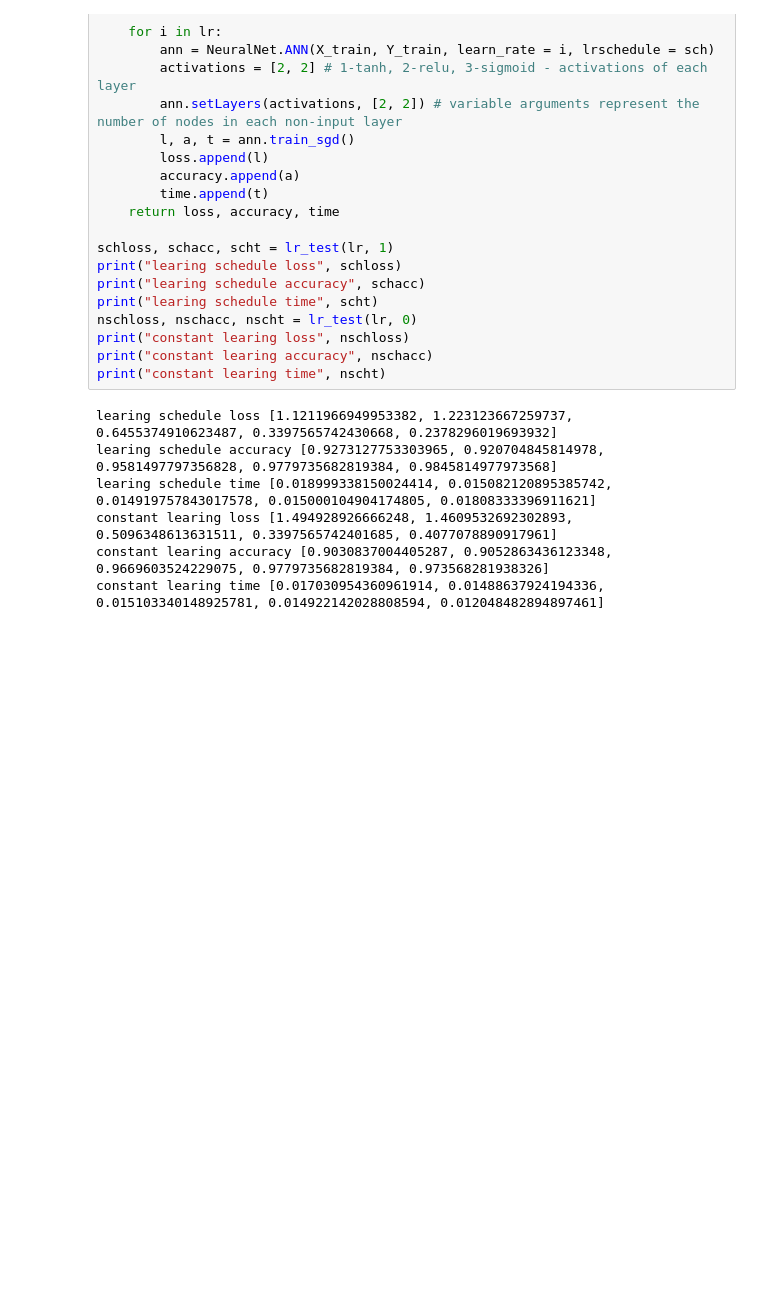
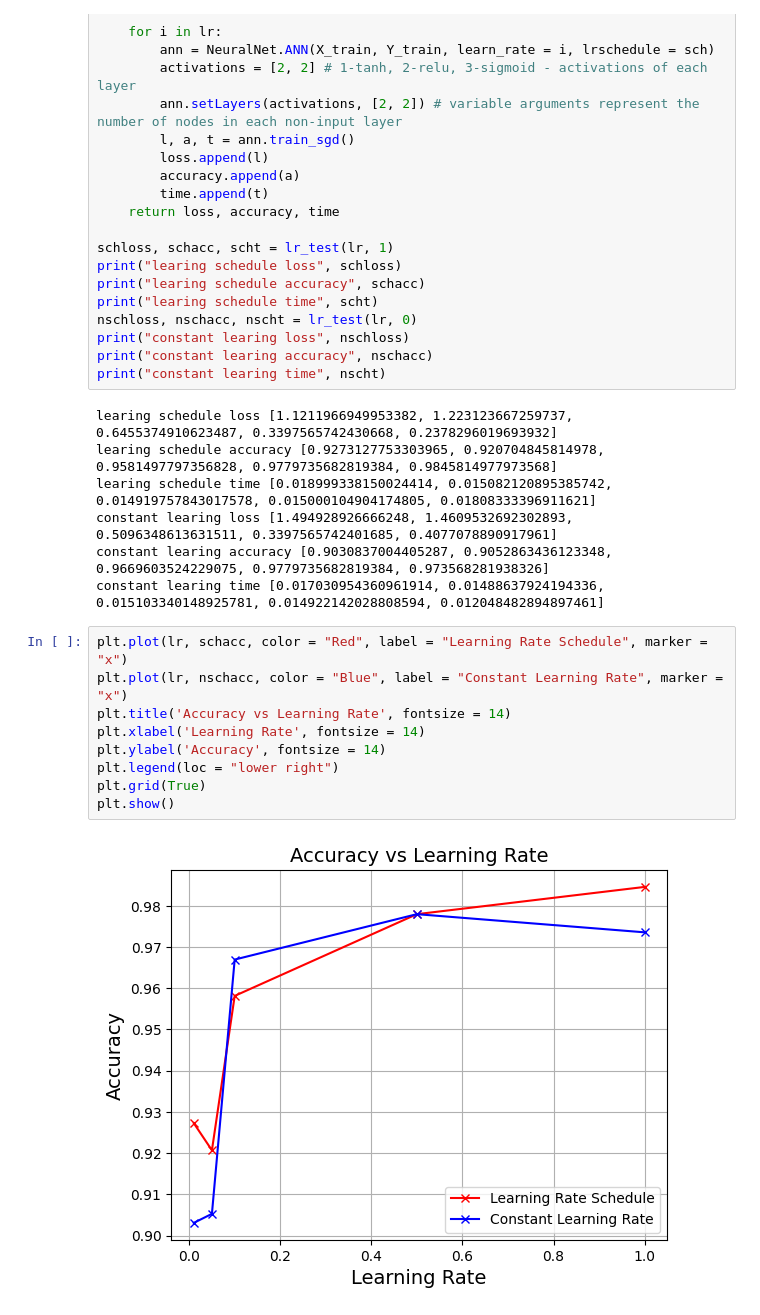
Before and after one commit to Rida-and-Bhavika-Swag-Codes/F20BC-ANN, a Jupyter notebook: Preprocessing.ipynb, the cells around one changed output. Drawn from its saved outputs; the diff is of its cells as text; blank space fills up the shorter version.

Commit message:
more graphs

```diff
--- a/Preprocessing.ipynb
+++ b/Preprocessing.ipynb
@@ -213,3 +213,14 @@ learing schedule time [0.018999338150024414, 0.015082120895385742, 0.01491975784
 constant learing loss [1.494928926666248, 1.4609532692302893, 0.5096348613631511, 0.3397565742401685, 0.4077078890917961]
 constant learing accuracy [0.9030837004405287, 0.9052863436123348, 0.9669603524229075, 0.9779735682819384, 0.973568281938326]
 constant learing time [0.017030954360961914, 0.01488637924194336, 0.015103340148925781, 0.014922142028808594, 0.012048482894897461]
+# %%
+plt.plot(lr, schacc, color = "Red", label = "Learning Rate Schedule", marker = "x")
+plt.plot(lr, nschacc, color = "Blue", label = "Constant Learning Rate", marker = "x")
+plt.title('Accuracy vs Learning Rate', fontsize = 14)
+plt.xlabel('Learning Rate', fontsize = 14)
+plt.ylabel('Accuracy', fontsize = 14)
+plt.legend(loc = "lower right")
+plt.grid(True)
+plt.show()
+# %% [output]
+[figure, added]
```
Also changed, not shown: parts of 2 cells of this notebook.
